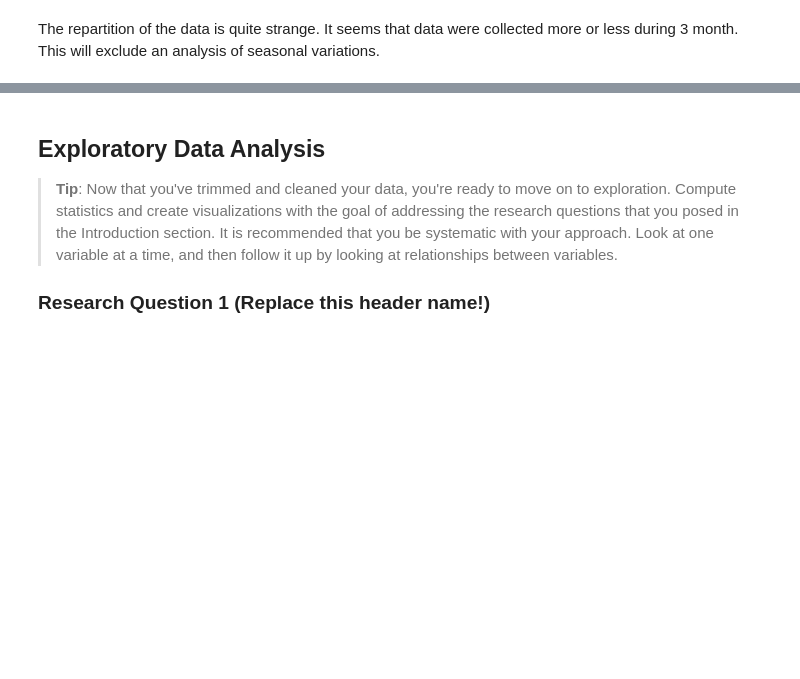
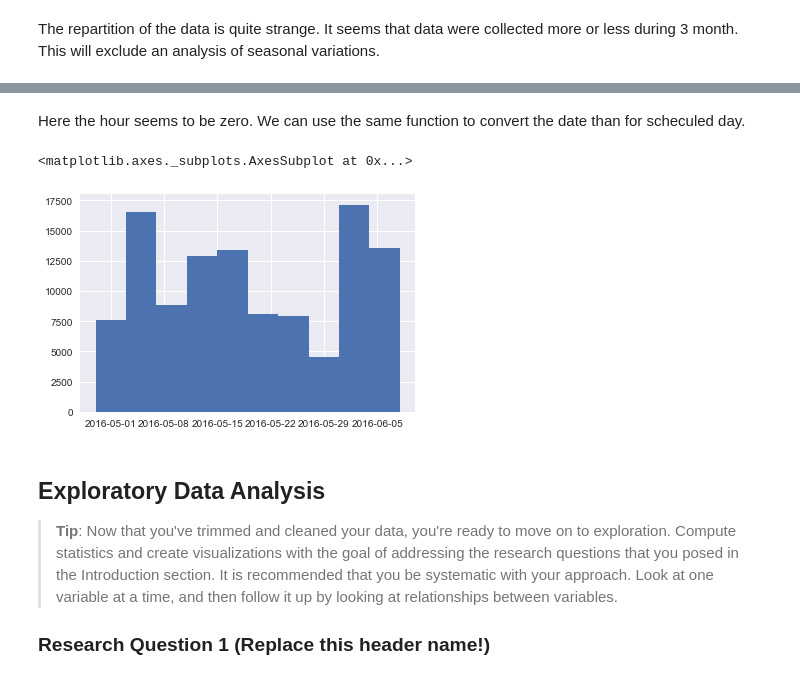
Before and after one commit to Hansastro/Nanodregree_Data_Analyst, a Jupyter notebook: Chapter3/investigate-a-dataset.ipynb, the cells around one changed output, grey strips where cells are left out. Saved outputs shown, nothing was run; the diff lists cells and outputs as text; code cells hidden in the pictures; blank space fills up the shorter version.

Commit message:
Add the check of the column appointment day

```diff
--- a/Chapter3/investigate-a-dataset.ipynb
+++ b/Chapter3/investigate-a-dataset.ipynb
@@ -282,3 +295,12 @@ The repartition of the data is quite strange. It seems that data were collected
+# %% [markdown]
+Here the hour seems to be zero. We can use the same function to convert the date than for scheculed day.
+# %%
+noshowapp_df['AppointmentDay'] = noshowapp_df['AppointmentDay'].apply(convertDate)
+# %%
+noshowapp_df['AppointmentDay'].hist()
+# %% [output]
+<matplotlib.axes._subplots.AxesSubplot at 0x...>
+[figure, added]
 # %% [markdown]
 <a id='eda'></a>
 ## Exploratory Data Analysis
```
Also changed, not shown: parts of 3 cells of this notebook, 1 other file.
